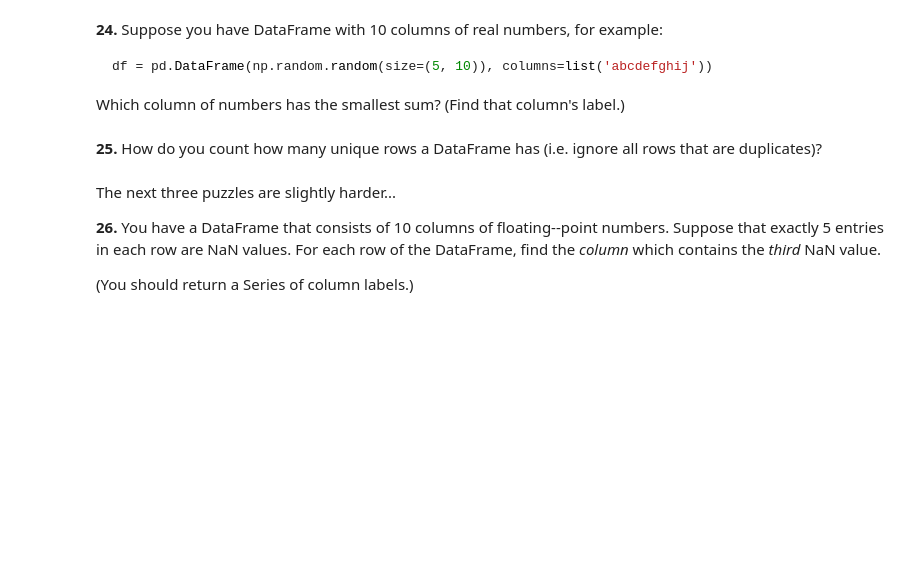
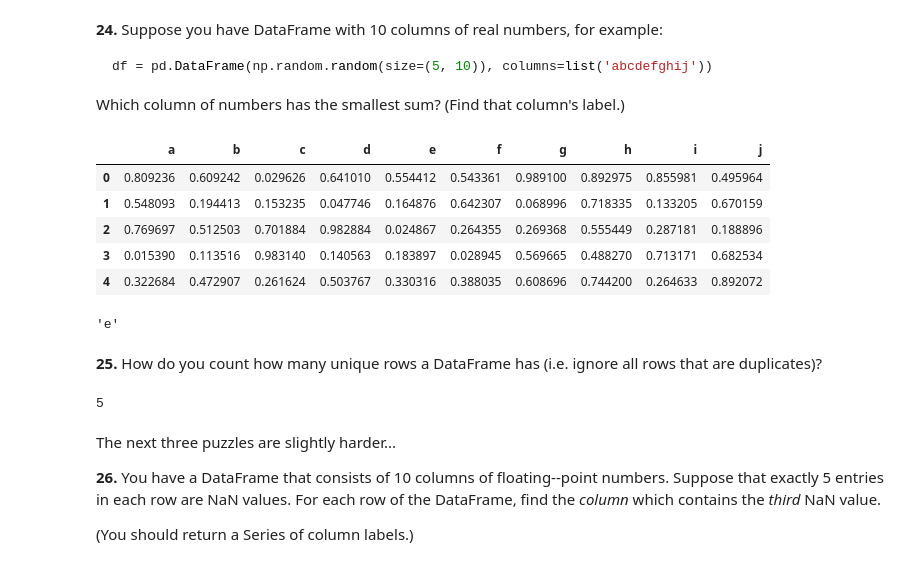
Before and after one commit to 03dipak/practise-pandas-ml, a Jupyter notebook: 100_pandas_puzzles.ipynb, the cells around one changed output. Drawn from its saved outputs; the diff is of its cells as text; code cells hidden in the pictures; blank space fills up the shorter version.

````diff
--- a/100_pandas_puzzles.ipynb
+++ b/100_pandas_puzzles.ipynb
@@ -346,8 +378,28 @@ how do you subtract the row mean from each element in the row?
 df = pd.DataFrame(np.random.random(size=(5, 10)), columns=list('abcdefghij'))
 ```
 Which column of numbers has the smallest sum? (Find that column's label.)
+# %%
+df = pd.DataFrame(np.random.random(size=(5, 10)), columns=list('abcdefghij'))
+df
+# %% [output]
+|  | a | b | c | d | e | f | g | h | i | j |
+| 0 | 0.809236 | 0.609242 | 0.029626 | 0.641010 | 0.554412 | 0.543361 | 0.989100 | 0.892975 | 0.855981 | 0.495964 |
+| 1 | 0.548093 | 0.194413 | 0.153235 | 0.047746 | 0.164876 | 0.642307 | 0.068996 | 0.718335 | 0.133205 | 0.670159 |
+| 2 | 0.769697 | 0.512503 | 0.701884 | 0.982884 | 0.024867 | 0.264355 | 0.269368 | 0.555449 | 0.287181 | 0.188896 |
+| 3 | 0.015390 | 0.113516 | 0.983140 | 0.140563 | 0.183897 | 0.028945 | 0.569665 | 0.488270 | 0.713171 | 0.682534 |
+| 4 | 0.322684 | 0.472907 | 0.261624 | 0.503767 | 0.330316 | 0.388035 | 0.608696 | 0.744200 | 0.264633 | 0.892072 |
+# %%
+df.sum(axis=0).idxmin()
+# %% [output]
+'e'
 # %% [markdown]
 **25.** How do you count how many unique rows a DataFrame has (i.e. ignore all rows that are duplicates)?
+# %%
+#len(df.drop_duplicates(keep=False))
+
+len(df) - df.duplicated(keep=False).sum()
+# %% [output]
+5
 # %% [markdown]
 The next three puzzles are slightly harder...
 
````
Also changed, not shown: parts of 5 cells of this notebook.
